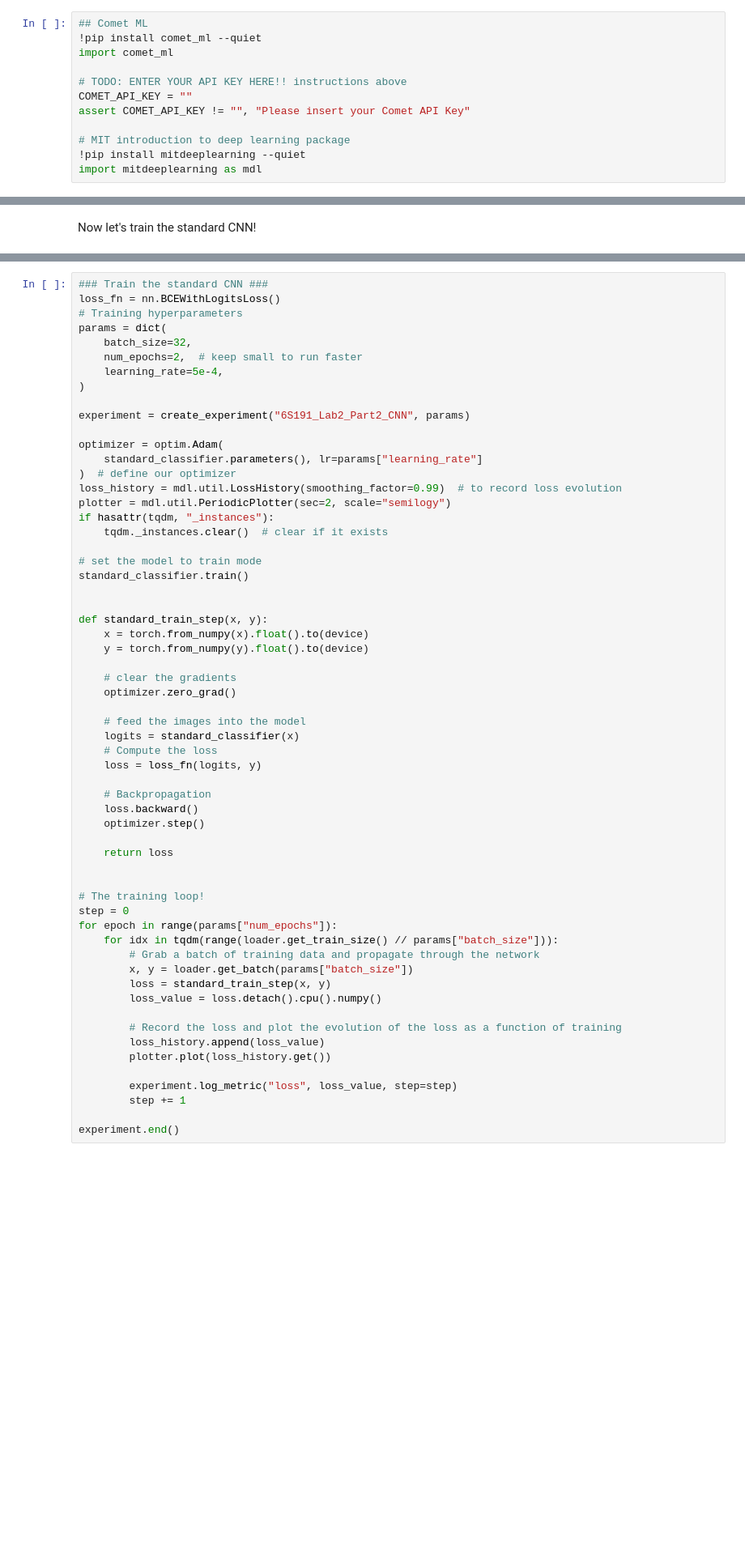
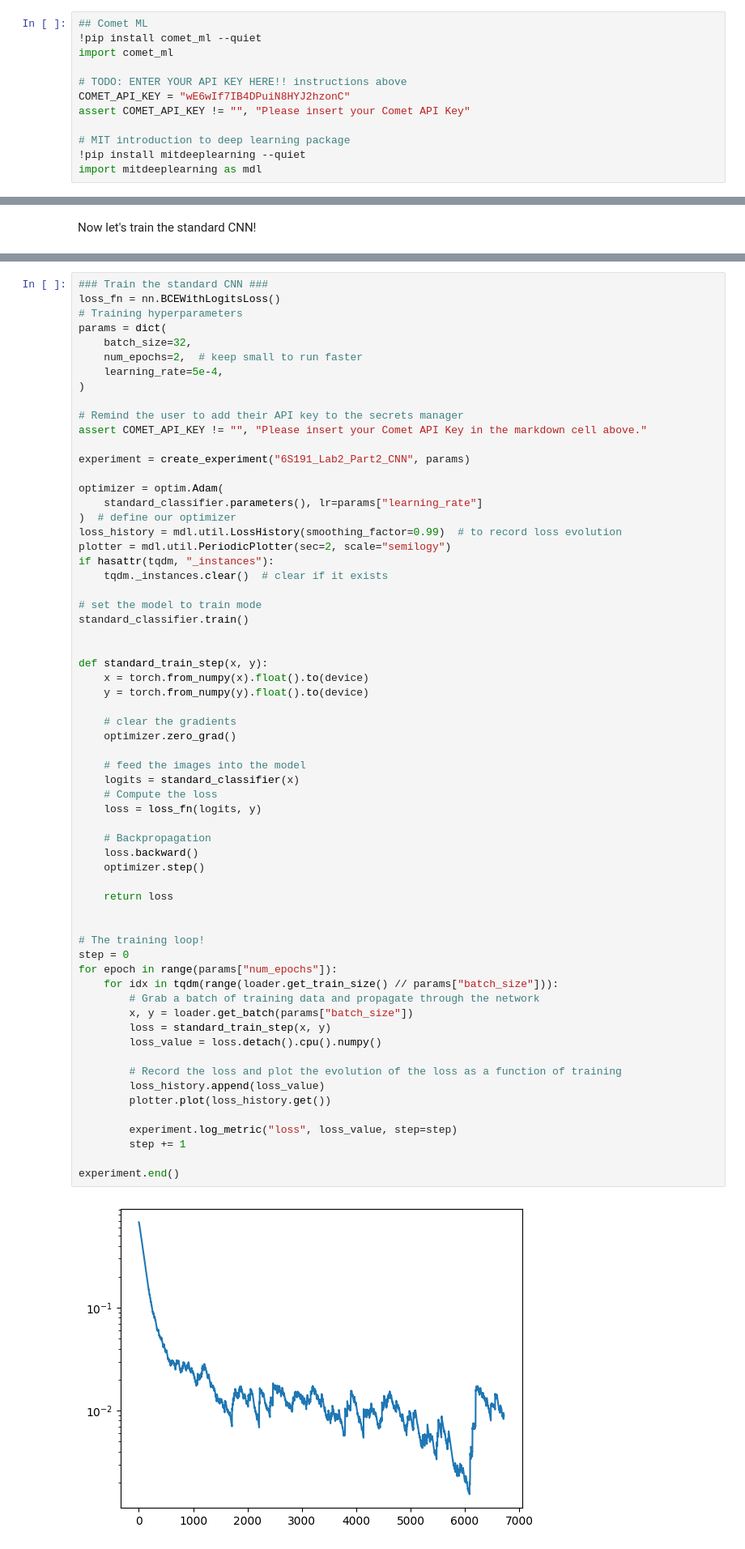
Before and after one commit to Ionic62/REU-Deep-Learning-Internship, a Jupyter notebook: lab2/PT_Part2_Debiasing.ipynb, the cells around one changed output, grey strips where cells are left out. Shown at 81% size. Saved outputs shown, nothing was run; the diff lists cells and outputs as text; blank space fills up the shorter version.

```diff
--- a/lab2/PT_Part2_Debiasing.ipynb
+++ b/lab2/PT_Part2_Debiasing.ipynb
@@ -52,7 +54,7 @@ We will be using Comet ML to track our model development and training runs.
 import comet_ml
 
 # TODO: ENTER YOUR API KEY HERE!! instructions above
-COMET_API_KEY = ""
+COMET_API_KEY = "wE6wIf7IB4DPuiN8HYJ2hzonC"
 assert COMET_API_KEY != "", "Please insert your Comet API Key"
 
 # MIT introduction to deep learning package
@@ -223,6 +249,9 @@ params = dict(
     num_epochs=2,  # keep small to run faster
     learning_rate=5e-4,
 )
+
+# Remind the user to add their API key to the secrets manager
+assert COMET_API_KEY != "", "Please insert your Comet API Key in the markdown cell above."
 
 experiment = create_experiment("6S191_Lab2_Part2_CNN", params)
 
@@ -247,30 +276,32 @@ def standard_train_step(x, y):
 
     # feed the images into the model
     logits = standard_classifier(x)
     # Compute the loss
     loss = loss_fn(logits, y)
 
     # Backpropagation
     loss.backward()
     optimizer.step()
 
     return loss
 
 
 # The training loop!
 step = 0
 for epoch in range(params["num_epochs"]):
     for idx in tqdm(range(loader.get_train_size() // params["batch_size"])):
         # Grab a batch of training data and propagate through the network
         x, y = loader.get_batch(params["batch_size"])
         loss = standard_train_step(x, y)
         loss_value = loss.detach().cpu().numpy()
 
         # Record the loss and plot the evolution of the loss as a function of training
         loss_history.append(loss_value)
         plotter.plot(loss_history.get())
 
         experiment.log_metric("loss", loss_value, step=step)
         step += 1
 
 experiment.end()
+# %% [output]
+[figure, added]
```
Also changed, not shown: parts of 9 cells of this notebook.
